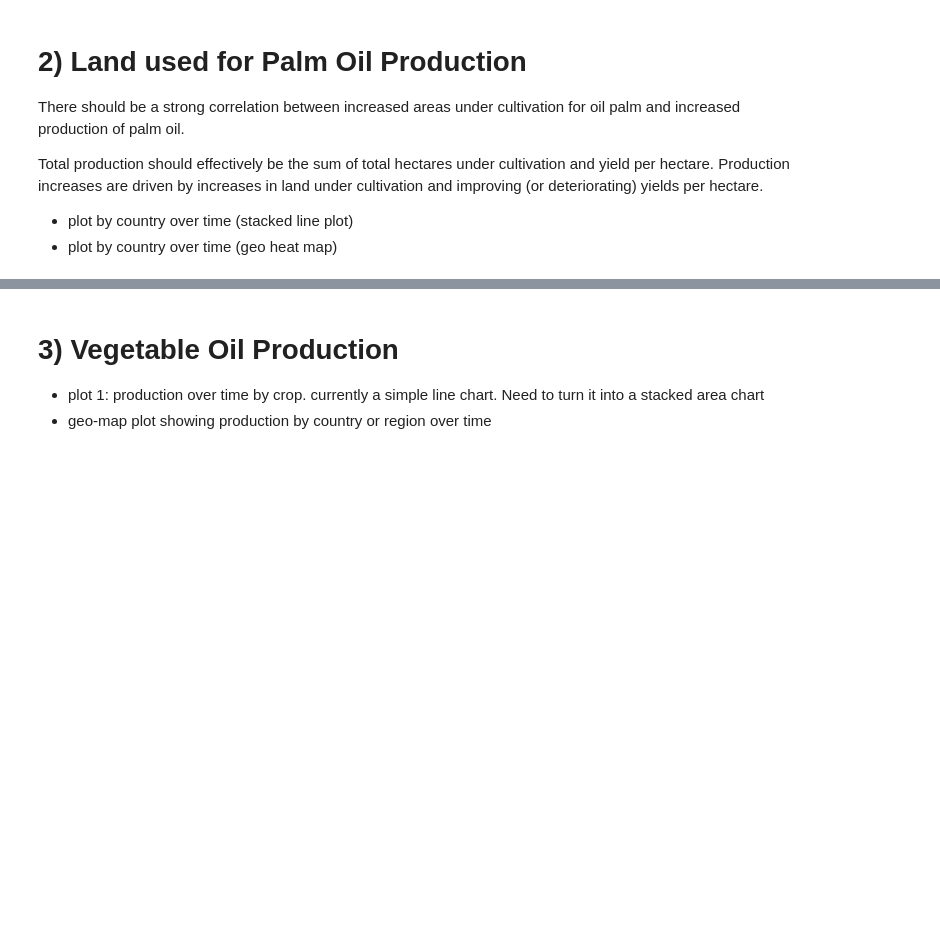
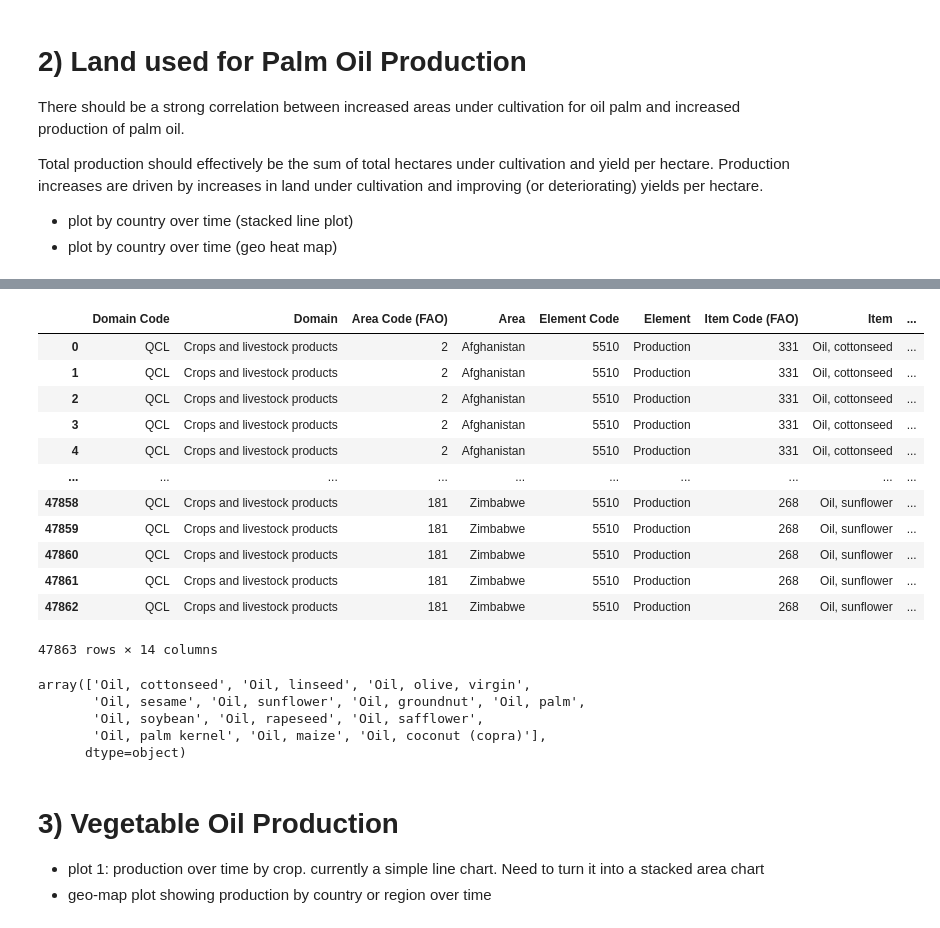
Before and after one commit to mkingopng/palm_olein, a Jupyter notebook: long_term_analysis.ipynb, the cells around one changed output, grey strips where cells are left out. Saved outputs shown, nothing was run; the diff lists cells and outputs as text; code cells hidden in the pictures; blank space fills up the shorter version.

Commit message:
changing to new data direct from FAO api

```diff
--- a/long_term_analysis.ipynb
+++ b/long_term_analysis.ipynb
@@ -240,3 +240,28 @@ land_fig.update_yaxes(title_text="<b>Palm Oil Fruit (mt)</b>", title_font=dict(s
 land_fig.show()
 # %% [output]
 [interactive output not drawn]
+# %%
+v_oil_production = pd.read_csv(os.path.join(DATA, "vegetable_oil_production_27_05_22.csv"))
+v_oil_production
+# %% [output]
+|  | Domain Code | Domain | Area Code (FAO) | Area | Element Code | Element | Item Code (FAO) | Item | ... |
+| 0 | QCL | Crops and livestock products | 2 | Afghanistan | 5510 | Production | 331 | Oil, cottonseed | ... |
+| 1 | QCL | Crops and livestock products | 2 | Afghanistan | 5510 | Production | 331 | Oil, cottonseed | ... |
+| 2 | QCL | Crops and livestock products | 2 | Afghanistan | 5510 | Production | 331 | Oil, cottonseed | ... |
+| 3 | QCL | Crops and livestock products | 2 | Afghanistan | 5510 | Production | 331 | Oil, cottonseed | ... |
+| 4 | QCL | Crops and livestock products | 2 | Afghanistan | 5510 | Production | 331 | Oil, cottonseed | ... |
+| ... | ... | ... | ... | ... | ... | ... | ... | ... | ... |
+| 47858 | QCL | Crops and livestock products | 181 | Zimbabwe | 5510 | Production | 268 | Oil, sunflower | ... |
+| 47859 | QCL | Crops and livestock products | 181 | Zimbabwe | 5510 | Production | 268 | Oil, sunflower | ... |
+| 47860 | QCL | Crops and livestock products | 181 | Zimbabwe | 5510 | Production | 268 | Oil, sunflower | ... |
+| 47861 | QCL | Crops and livestock products | 181 | Zimbabwe | 5510 | Production | 268 | Oil, sunflower | ... |
+| 47862 | QCL | Crops and livestock products | 181 | Zimbabwe | 5510 | Production | 268 | Oil, sunflower | ... |
+47863 rows × 14 columns
+# %%
+v_oil_production["Item"].unique()
+# %% [output]
+array(['Oil, cottonseed', 'Oil, linseed', 'Oil, olive, virgin',
+       'Oil, sesame', 'Oil, sunflower', 'Oil, groundnut', 'Oil, palm',
+       'Oil, soybean', 'Oil, rapeseed', 'Oil, safflower',
+       'Oil, palm kernel', 'Oil, maize', 'Oil, coconut (copra)'],
+      dtype=object)
```
Also changed, not shown: parts of 1 cell of this notebook, 1 other file.
